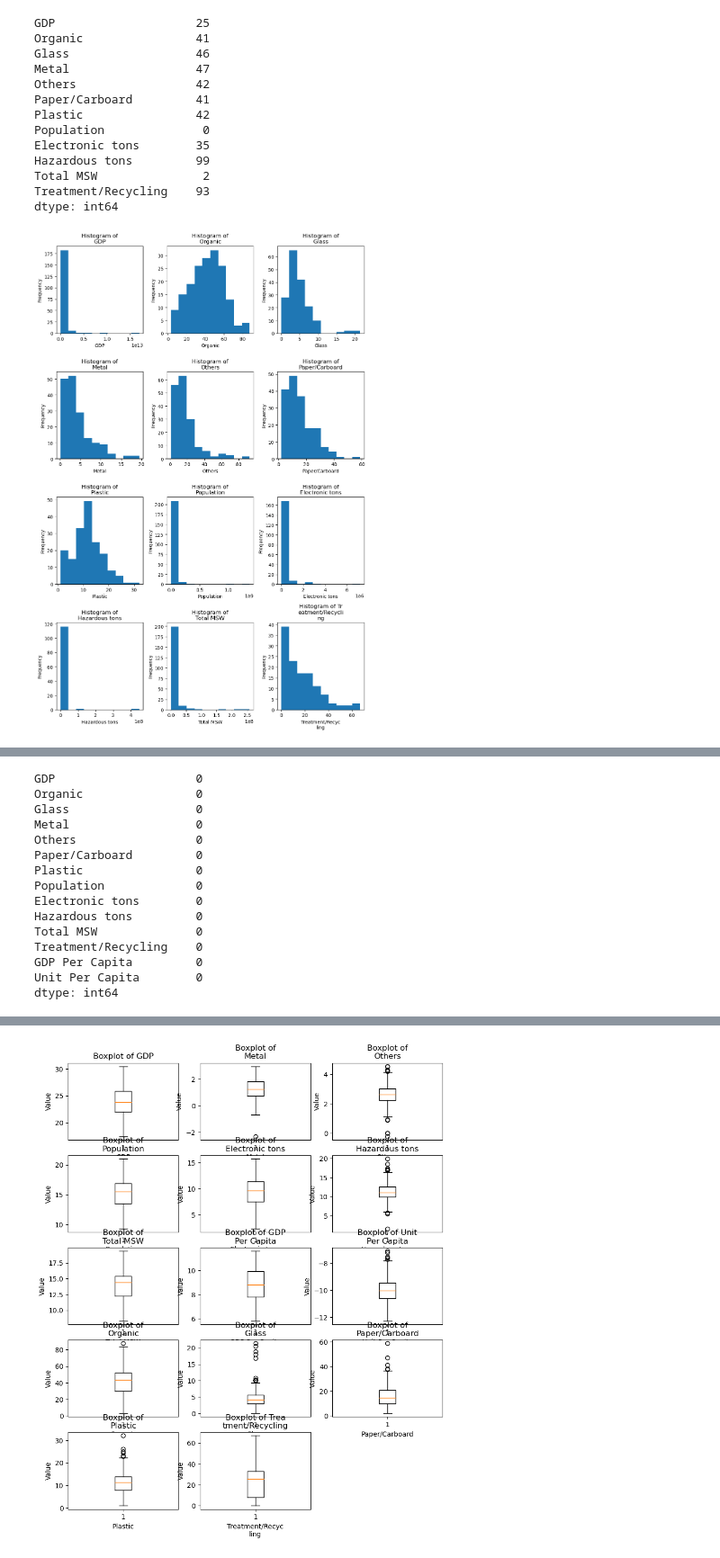
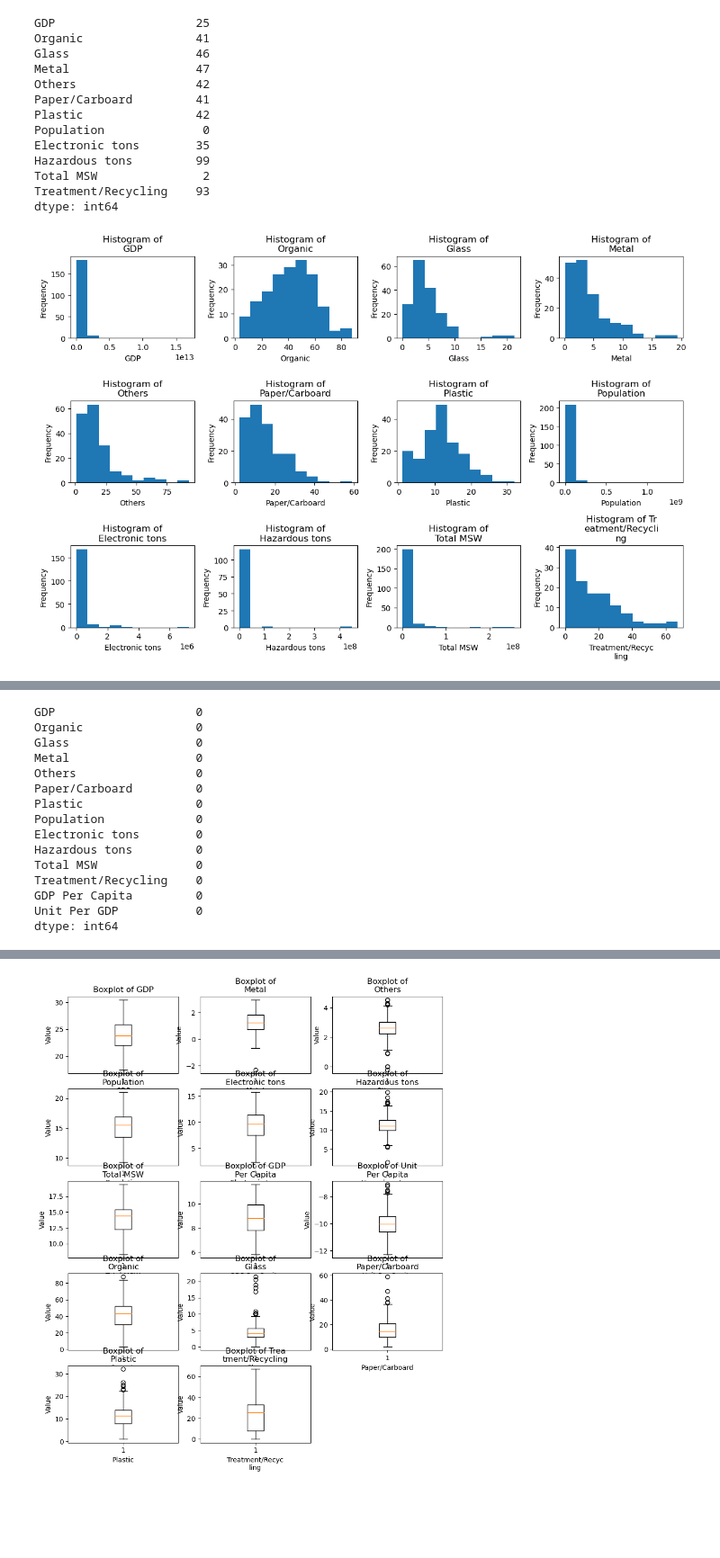
Before and after one commit to edasaruhan/Assingment_ML_mursal, a Jupyter notebook: FTL Project - Waste EDA.ipynb, the cells around one changed output, grey strips where cells are left out. Shown at 90% size. Cells and saved outputs as stored; diff of their text form; code cells hidden in the pictures; blank space fills up the shorter version.

```diff
--- a/FTL Project - Waste EDA.ipynb
+++ b/FTL Project - Waste EDA.ipynb
@@ -199,20 +199,20 @@ Total MSW               2
 Treatment/Recycling    93
 dtype: int64
 # %%
-fig, axes = plt.subplots(nrows=(len(numeric_col)//3),ncols=3, figsize=(10,15))
+fig, axes = plt.subplots(nrows=3,ncols=4, figsize=(12,8))
 axes = axes.flatten()
 for i, column in enumerate(df_number):
     wrapped_title = "\n".join(textwrap.wrap(f'Histogram of {column}', width=15))
     wrapped_col = "\n".join(textwrap.wrap(f'{column}', width=15))
     axes[i].hist(df_number[column].dropna())
     axes[i].set_title(f'{wrapped_title}')
     axes[i].set_xlabel(wrapped_col)
     axes[i].set_ylabel('Frequency')
 
 plt.tight_layout()
 plt.show()
 # %% [output]
-[figure, old version]
+[figure, new version]
 # %%
 df_number.describe().T
 # %% [output]
@@ -234,7 +234,7 @@ df_number.describe().T
 imputer = KNNImputer(n_neighbors=3)
 df_imputed = pd.DataFrame(imputer.fit_transform(df_number), columns=df_number.columns)
 df_imputed['GDP Per Capita'] = df_imputed['GDP'] / df_imputed['Population']
-df_imputed['Unit Per Capita'] = df_imputed['Total MSW'] / df_imputed['GDP']
+df_imputed['Unit Per GDP'] = df_imputed['Total MSW'] / df_imputed['GDP']*1000
 
 df_imputed.isnull().sum()
 # %% [output]
@@ -251,6 +251,6 @@ Hazardous tons         0
 Total MSW              0
 Treatment/Recycling    0
 GDP Per Capita         0
-Unit Per Capita        0
+Unit Per GDP           0
 dtype: int64
 # %%
```
Also changed, not shown: parts of 5 cells of this notebook, 7 other files.
